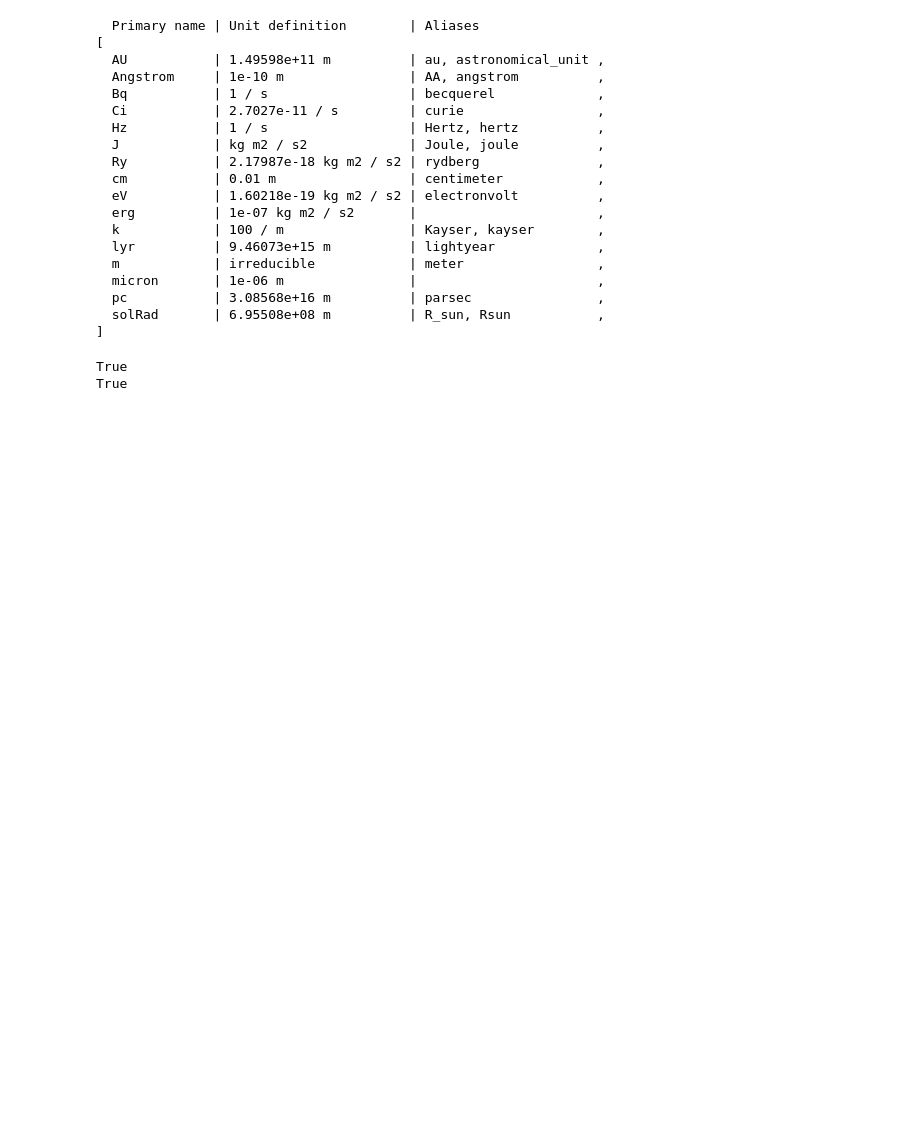
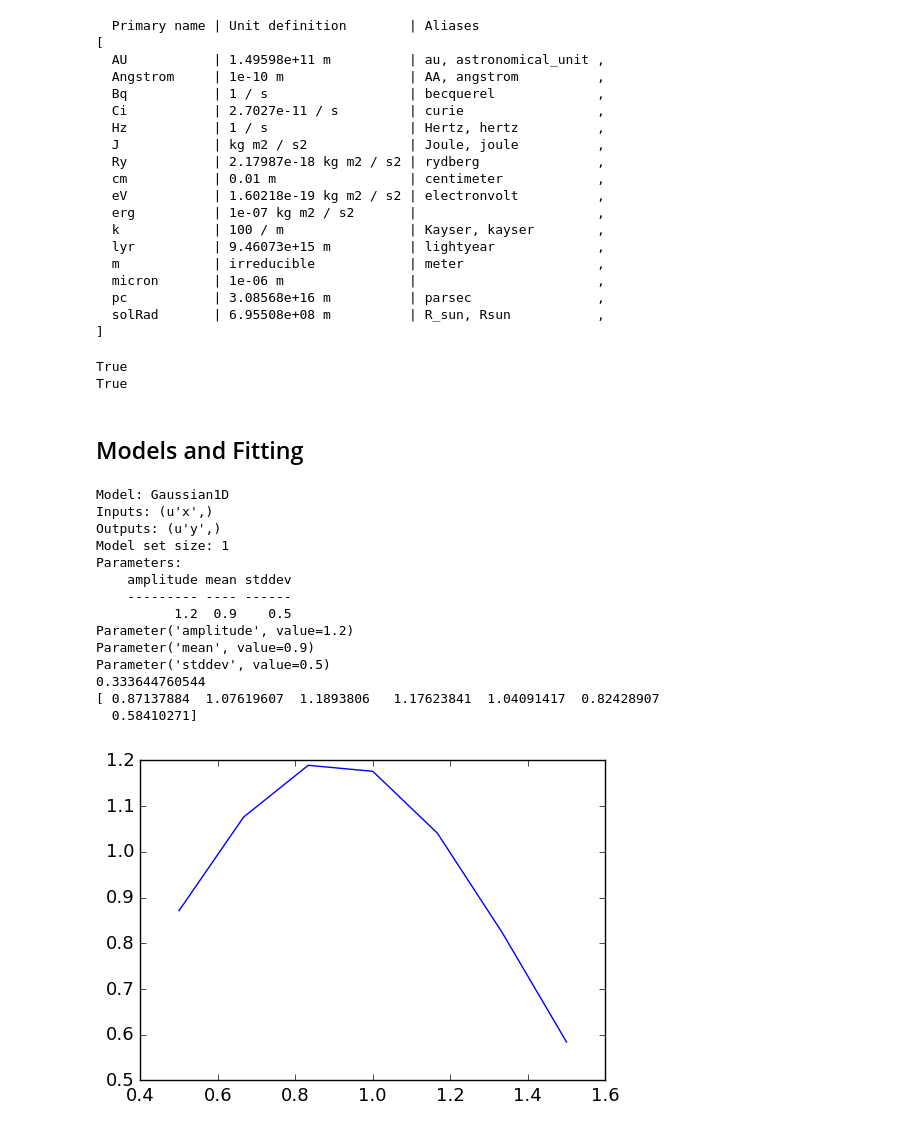
Before and after one commit to astrodoo/CodeExr, a Jupyter notebook: Python/ipynb/Astropy1.ipynb, the cells around one changed output. Drawn from its saved outputs; the diff is of its cells as text; code cells hidden in the pictures; blank space fills up the shorter version.

```diff
--- a/Python/ipynb/Astropy1.ipynb
+++ b/Python/ipynb/Astropy1.ipynb
@@ -206,3 +210,42 @@ print (u.m**3).is_equivalent(u.l)
 # %% [output]
 True
 True
+# %% [markdown]
+## Models and Fitting
+# %%
+from astropy.modeling import models
+import numpy as np
+import matplotlib.pyplot as plt
+
+g = models.Gaussian1D(amplitude=1.2, mean=0.9, stddev=0.5)
+
+print (g)
+
+print g.amplitude
+print g.mean
+print g.stddev
+
+print g(0.1)
+
+x = np.linspace(0.5,1.5,7)
+y = g(x)
+print y
+
+plt.plot(x,y)
+plt.show()
+# %% [output]
+Model: Gaussian1D
+Inputs: (u'x',)
+Outputs: (u'y',)
+Model set size: 1
+Parameters:
+    amplitude mean stddev
+    --------- ---- ------
+          1.2  0.9    0.5
+Parameter('amplitude', value=1.2)
+Parameter('mean', value=0.9)
+Parameter('stddev', value=0.5)
+0.333644760544
+[ 0.87137884  1.07619607  1.1893806   1.17623841  1.04091417  0.82428907
+  0.58410271]
+[figure, added]
```
Also changed, not shown: parts of 3 cells of this notebook.
